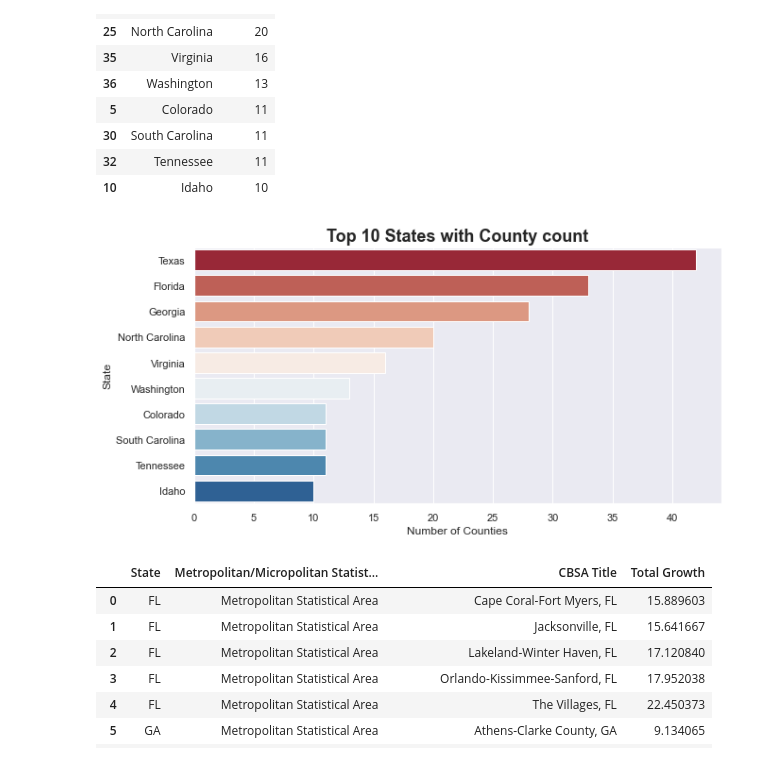
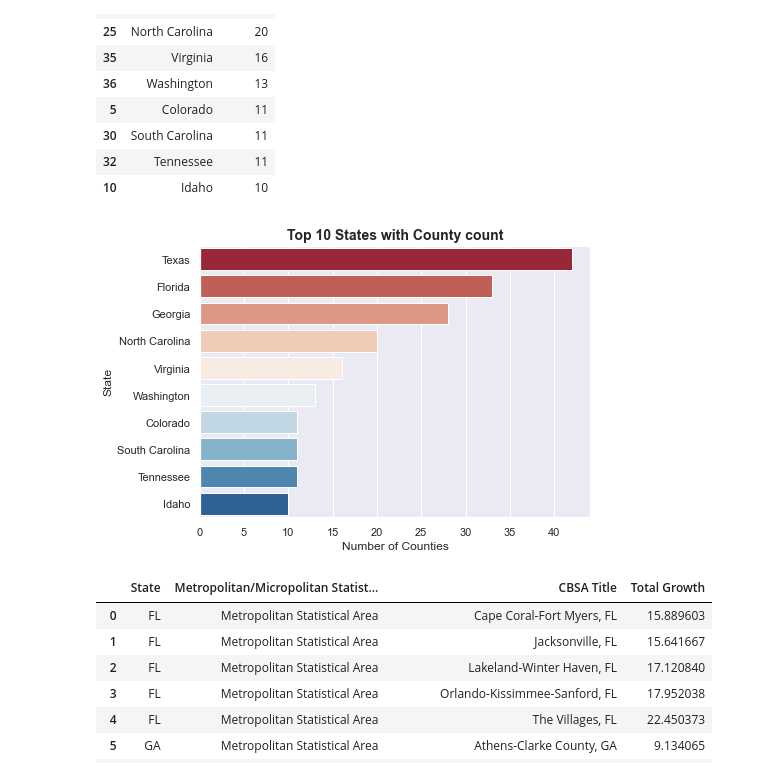
Before and after one commit to igoike/Capstone, a Jupyter notebook: notebooks/final_analysis.ipynb, the cells around one changed output. Saved outputs shown, nothing was run; the diff lists cells and outputs as text; code cells hidden in the pictures.

```diff
--- a/notebooks/final_analysis.ipynb
+++ b/notebooks/final_analysis.ipynb
@@ -617,14 +617,14 @@ df_final_list
 | 10 | Idaho | 10 |
 # %%
 data = df_final_list.sort_values('County',ascending=False)
-sns.set(rc={"figure.figsize":(10,5)})
+sns.set(rc={"figure.figsize":(7,5)})
 g_df_final_list = sns.barplot('County','State Name', data = data,orient="h", palette = "RdBu",errwidth=0)
 g_df_final_list.set_xlabel("Number of Counties")
 g_df_final_list.set_ylabel("State")
-g_df_final_list.set_title("Top 10 States with County count",fontdict= { 'fontsize': 18, 'fontweight':'bold'})
+g_df_final_list.set_title("Top 10 States with County count",fontdict= { 'fontsize': 14, 'fontweight':'bold'})
 plt.savefig("../visuals/top10_states.png");
 # %% [output]
-[figure, old version]
+[figure, new version]
 # %%
 df_crash_analysis= pd.DataFrame(pd.read_excel('../data/crash_analysis.xlsx'))
 df_crash_analysis
```
Also changed, not shown: parts of 7 cells of this notebook, 8 other files.
